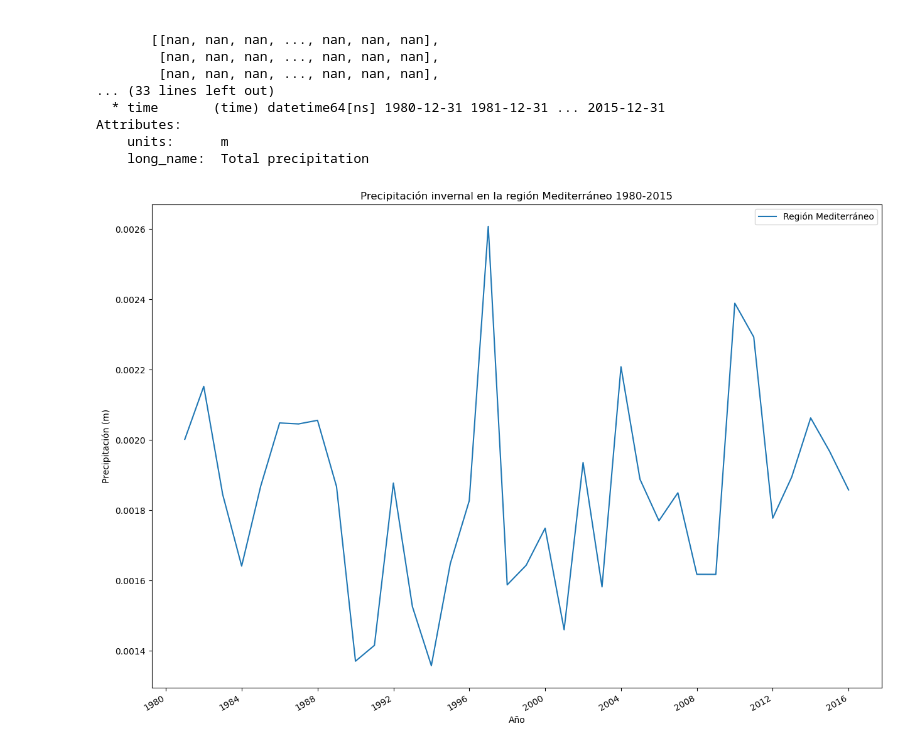
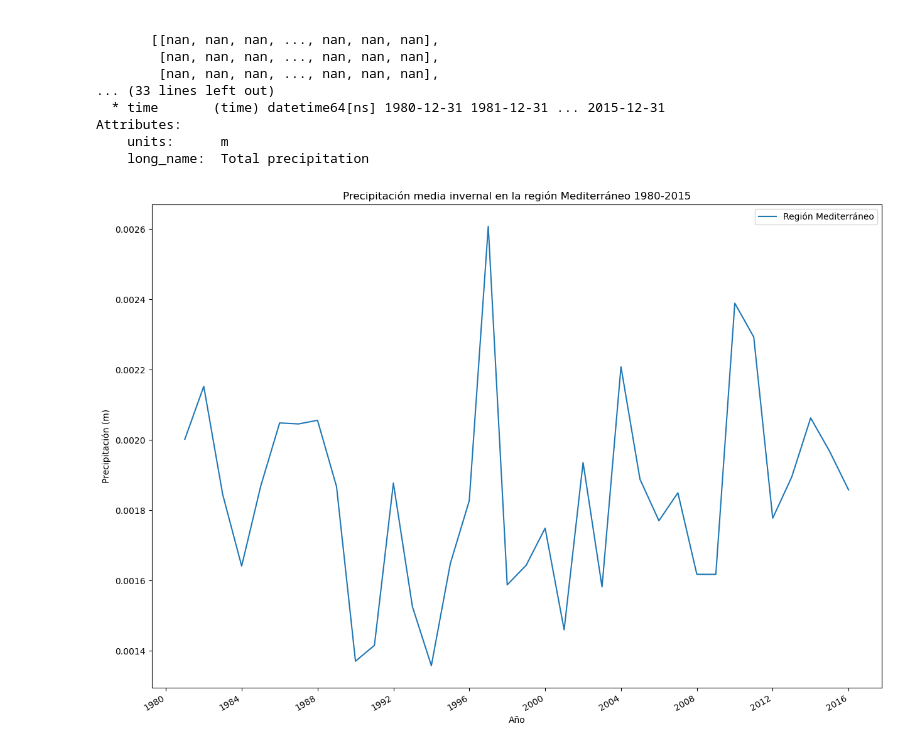
Before and after one commit to rubeenalonso/Practicas-Predictia, a Jupyter notebook: PrimerosPasos/Tarea_pr.ipynb, the cells around one changed output. Cells and saved outputs as stored; diff of their text form; code cells hidden in the pictures.

```diff
--- a/PrimerosPasos/Tarea_pr.ipynb
+++ b/PrimerosPasos/Tarea_pr.ipynb
@@ -109,10 +140,10 @@ region_masked_anual_weighted = region_masked_anual.weighted(weights).mean(("lati
 # %%
 f, ax = plt.subplots()
 region_masked_anual_weighted.plot.line(ax=ax, label= 'Región Mediterráneo')
-ax.set_title('Precipitación invernal en la región Mediterráneo 1980-2015')
+ax.set_title('Precipitación media invernal en la región Mediterráneo 1980-2015')
 ax.set_ylabel('Precipitación (m)')
 ax.set_xlabel('Año')
 ax.legend()
 plt.gcf().set_size_inches(15, 10)
 # %% [output]
-[figure, old version]
+[figure, new version]
```
Also changed, not shown: parts of 8 cells of this notebook.
